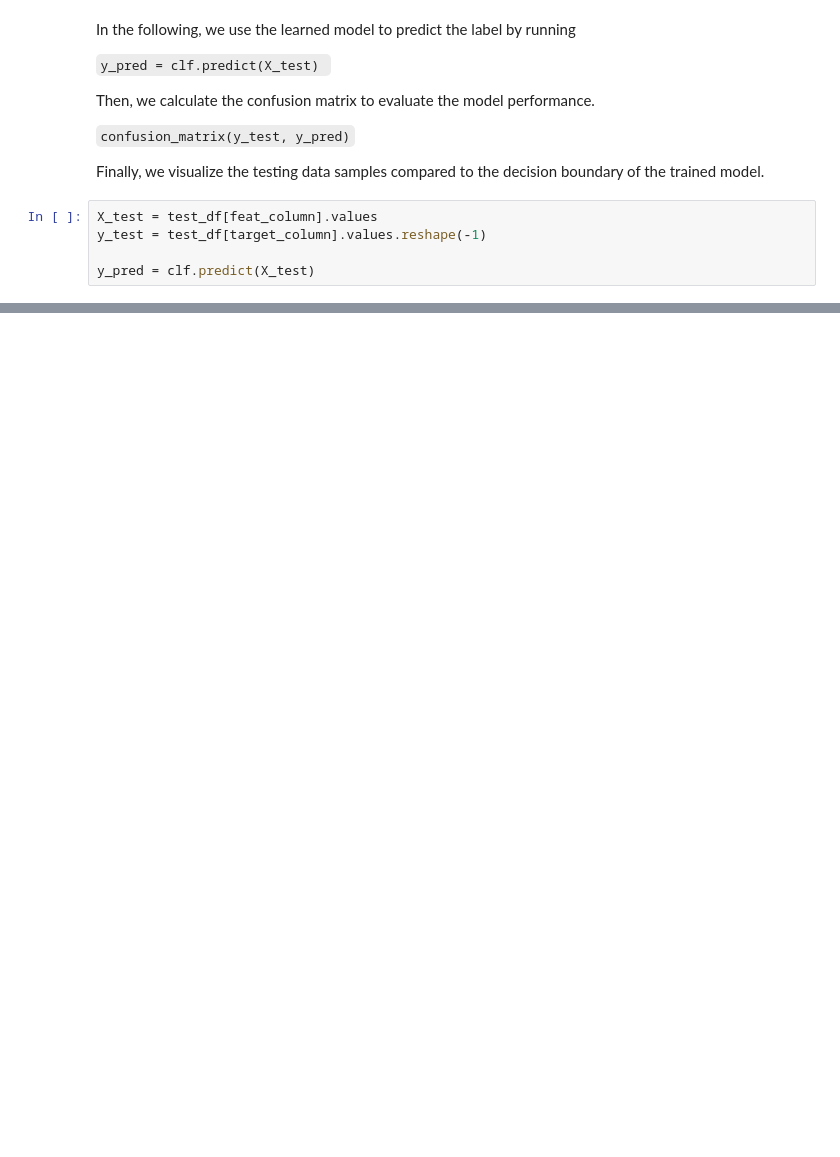
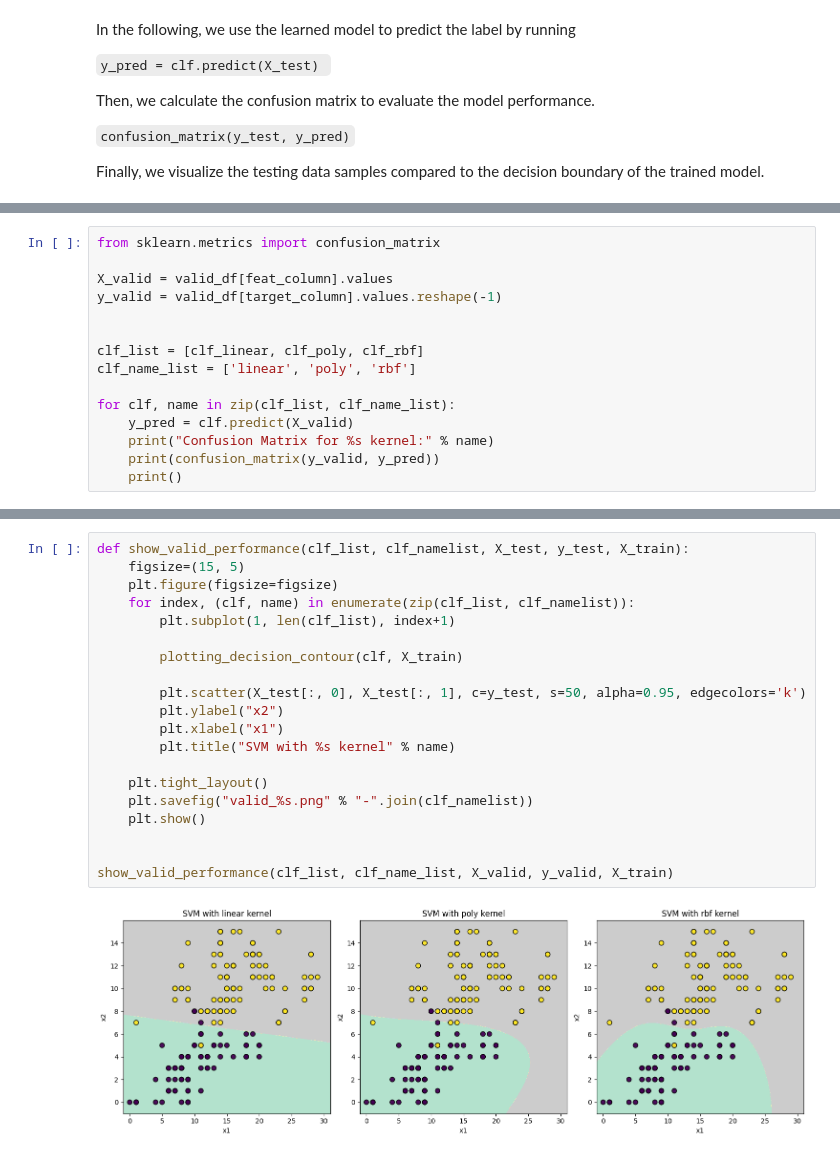
Before and after one commit to GenAI-CUEE/Statistical-Learning-EE575-Y2024, a Jupyter notebook: Lab4/main.ipynb, the cells around one changed output, grey strips where cells are left out. Saved outputs shown, nothing was run; the diff lists cells and outputs as text; blank space fills up the shorter version.

```diff
--- a/Lab4/main.ipynb
+++ b/Lab4/main.ipynb
@@ -207,8 +162,3 @@ Then, we calculate the confusion matrix to evaluate the model performance.
 `confusion_matrix(y_test, y_pred)`
 
 Finally, we visualize the testing data samples compared to the decision boundary of the trained model.
-# %%
-X_test = test_df[feat_column].values
-y_test = test_df[target_column].values.reshape(-1)
-
-y_pred = clf.predict(X_test)
@@ -230,0 +165,15 @@ plt.scatter( X_test[:, 0], X_test[:, 1], c=y_test,  s=50)
+# %%
+from sklearn.metrics import confusion_matrix
+
+X_valid = valid_df[feat_column].values
+y_valid = valid_df[target_column].values.reshape(-1)
+
+
+clf_list = [clf_linear, clf_poly, clf_rbf]
+clf_name_list = ['linear', 'poly', 'rbf']
+
+for clf, name in zip(clf_list, clf_name_list):
+    y_pred = clf.predict(X_valid)
+    print("Confusion Matrix for %s kernel:" % name)
+    print(confusion_matrix(y_valid, y_pred))
+    print()
@@ -230,0 +192,22 @@ plt.scatter( X_test[:, 0], X_test[:, 1], c=y_test,  s=50)
+# %%
+def show_valid_performance(clf_list, clf_namelist, X_test, y_test, X_train):
+    figsize=(15, 5)
+    plt.figure(figsize=figsize)
+    for index, (clf, name) in enumerate(zip(clf_list, clf_namelist)):
+        plt.subplot(1, len(clf_list), index+1)
+
+        plotting_decision_contour(clf, X_train)
+
+        plt.scatter(X_test[:, 0], X_test[:, 1], c=y_test, s=50, alpha=0.95, edgecolors='k')
+        plt.ylabel("x2")
+        plt.xlabel("x1")
+        plt.title("SVM with %s kernel" % name)
+
+    plt.tight_layout()
+    plt.savefig("valid_%s.png" % "-".join(clf_namelist))
+    plt.show()
+
+
+show_valid_performance(clf_list, clf_name_list, X_valid, y_valid, X_train)
+# %% [output]
+[figure, added]
```
Also changed, not shown: parts of 32 cells of this notebook, 1 other file.
